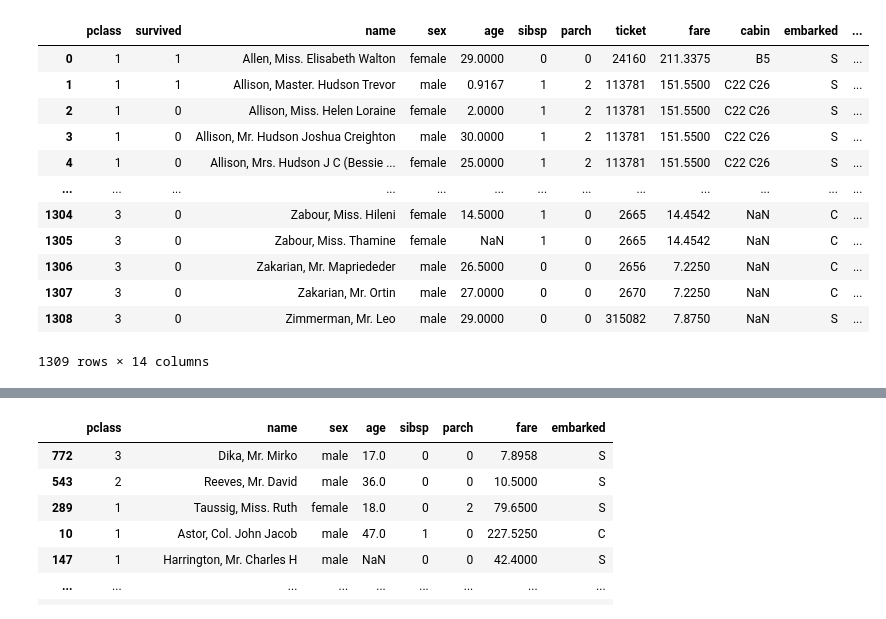
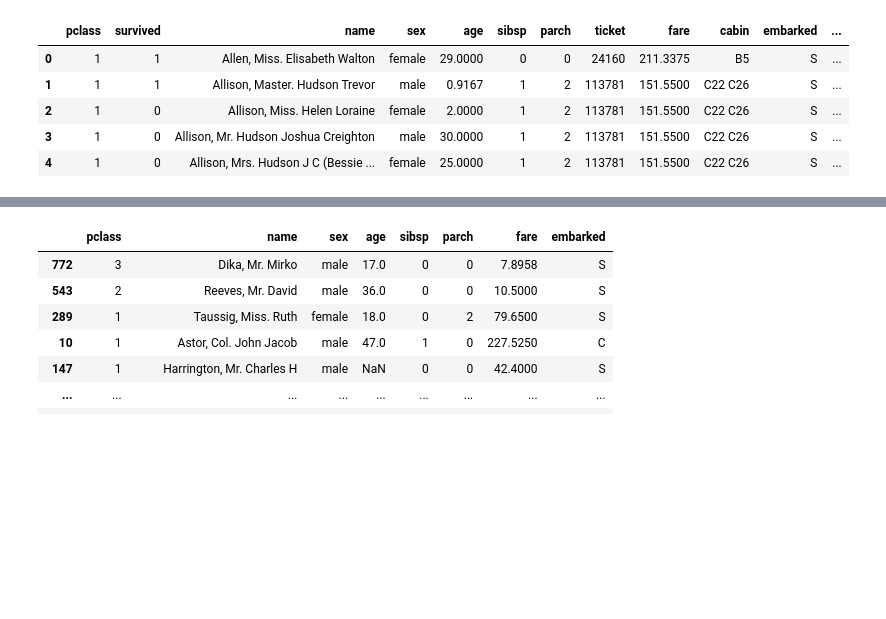
Before and after one commit to aayushi404/ml_algorithms, a Jupyter notebook: ml_practice.ipynb, the cells around one changed output, grey strips where cells are left out. Cells and saved outputs as stored; diff of their text form; code cells hidden in the pictures; blank space fills up the shorter version.

Commit message:
worked on titanic dataset

```diff
--- a/ml_practice.ipynb
+++ b/ml_practice.ipynb
@@ -16,19 +14,11 @@ import numpy as np
 # %%
-from sklearn import datasets
 data = datasets.fetch_openml(name='Titanic', version=1, as_frame=True)
 titanic = data.frame
-titanic
+titanic.head()
 # %% [output]
 |  | pclass | survived | name | sex | age | sibsp | parch | ticket | fare | cabin | embarked | ... |
 | 0 | 1 | 1 | Allen, Miss. Elisabeth Walton | female | 29.0000 | 0 | 0 | 24160 | 211.3375 | B5 | S | ... |
 | 1 | 1 | 1 | Allison, Master. Hudson Trevor | male | 0.9167 | 1 | 2 | 113781 | 151.5500 | C22 C26 | S | ... |
 | 2 | 1 | 0 | Allison, Miss. Helen Loraine | female | 2.0000 | 1 | 2 | 113781 | 151.5500 | C22 C26 | S | ... |
 | 3 | 1 | 0 | Allison, Mr. Hudson Joshua Creighton | male | 30.0000 | 1 | 2 | 113781 | 151.5500 | C22 C26 | S | ... |
 | 4 | 1 | 0 | Allison, Mrs. Hudson J C (Bessie ... | female | 25.0000 | 1 | 2 | 113781 | 151.5500 | C22 C26 | S | ... |
-| ... | ... | ... | ... | ... | ... | ... | ... | ... | ... | ... | ... | ... |
-| 1304 | 3 | 0 | Zabour, Miss. Hileni | female | 14.5000 | 1 | 0 | 2665 | 14.4542 | NaN | C | ... |
-| 1305 | 3 | 0 | Zabour, Miss. Thamine | female | NaN | 1 | 0 | 2665 | 14.4542 | NaN | C | ... |
-| 1306 | 3 | 0 | Zakarian, Mr. Mapriededer | male | 26.5000 | 0 | 0 | 2656 | 7.2250 | NaN | C | ... |
-| 1307 | 3 | 0 | Zakarian, Mr. Ortin | male | 27.0000 | 0 | 0 | 2670 | 7.2250 | NaN | C | ... |
-| 1308 | 3 | 0 | Zimmerman, Mr. Leo | male | 29.0000 | 0 | 0 | 315082 | 7.8750 | NaN | S | ... |
-1309 rows × 14 columns
```
Also changed, not shown: parts of 30 cells of this notebook, 6 other files.
